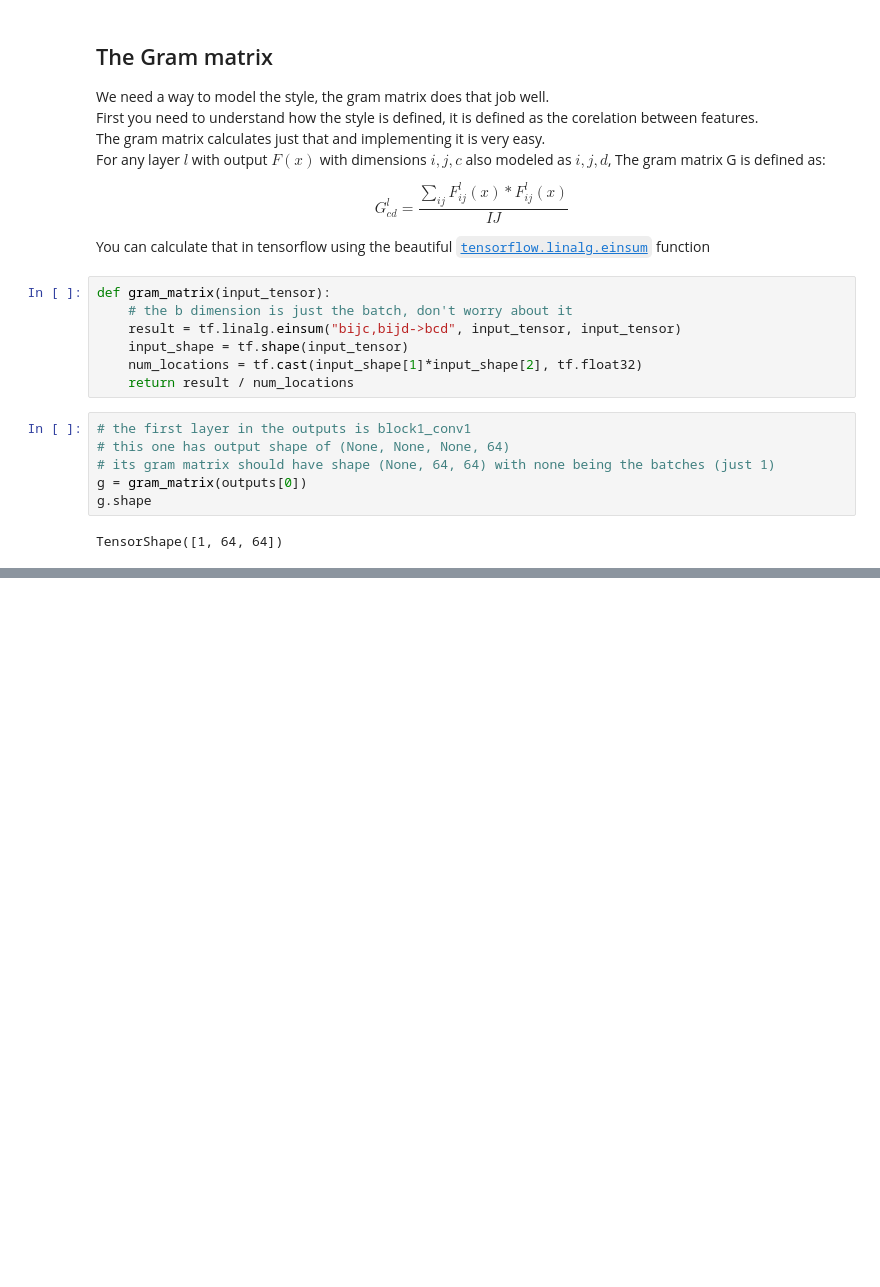
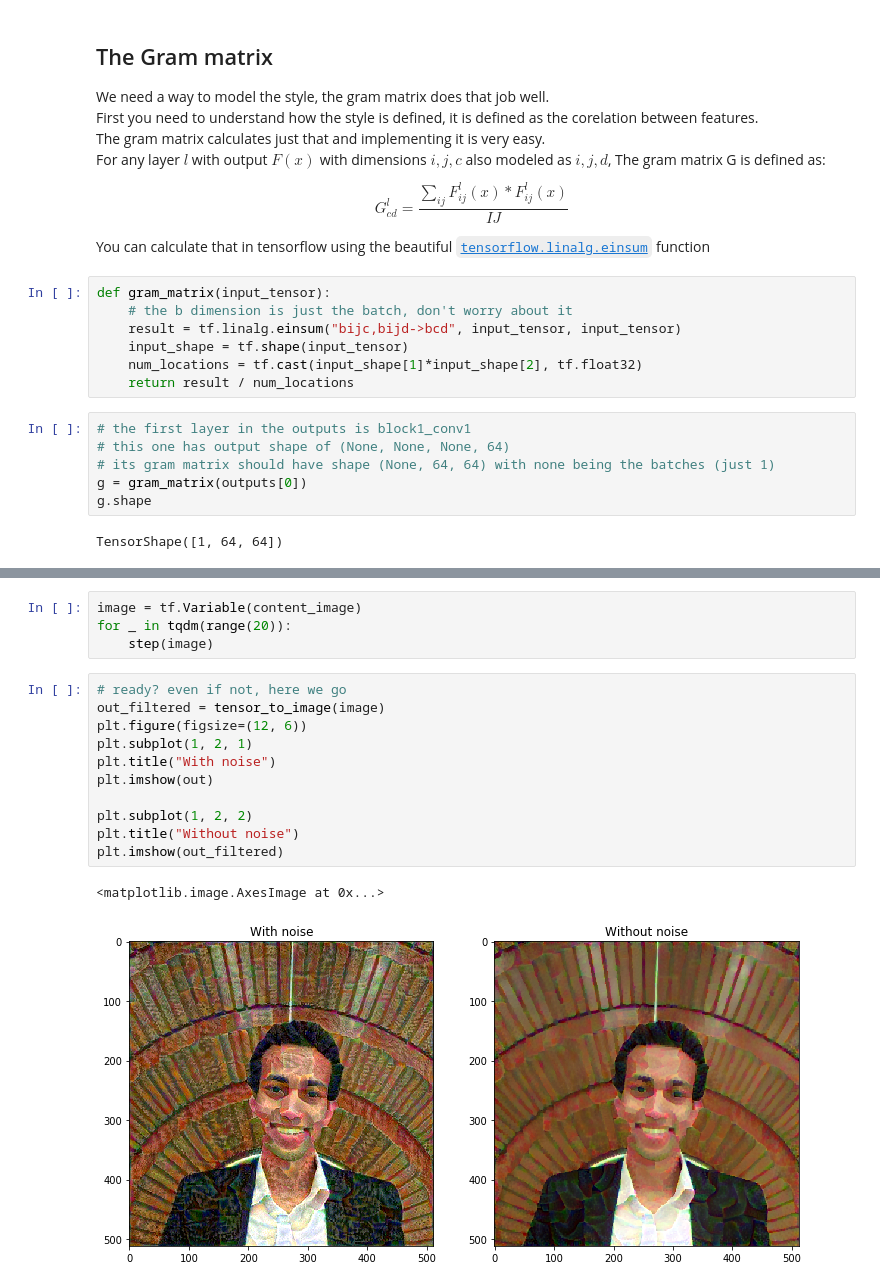
Before and after one commit to mahmoudyusof/neural-style-transfer, a Jupyter notebook: NST Documented.ipynb, the cells around one changed output, grey strips where cells are left out. Drawn from its saved outputs; the diff is of its cells as text; blank space fills up the shorter version.

```diff
--- a/NST Documented.ipynb
+++ b/NST Documented.ipynb
@@ -166,0 +351,18 @@ Let's dive into the next step
+# %%
+image = tf.Variable(content_image)
+for _ in tqdm(range(20)):
+    step(image)
+# %%
+# ready? even if not, here we go
+out_filtered = tensor_to_image(image)
+plt.figure(figsize=(12, 6))
+plt.subplot(1, 2, 1)
+plt.title("With noise")
+plt.imshow(out)
+
+plt.subplot(1, 2, 2)
+plt.title("Without noise")
+plt.imshow(out_filtered)
+# %% [output]
+<matplotlib.image.AxesImage at 0x...>
+[figure, added]
```
Also changed, not shown: parts of 21 cells of this notebook, 6 other files.
